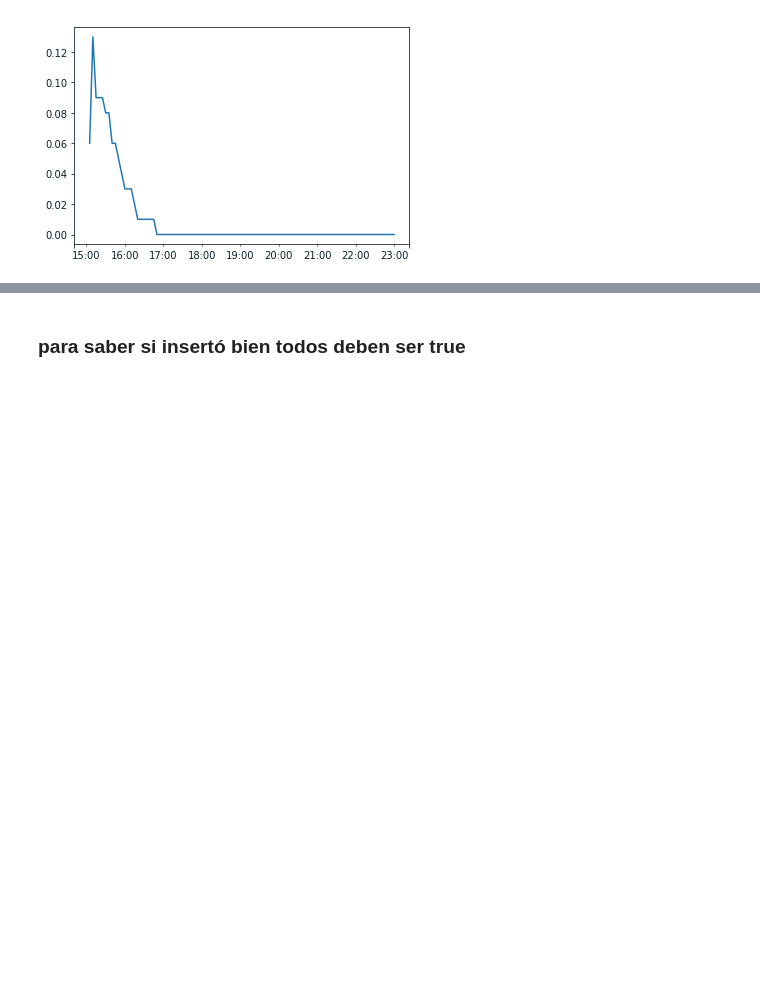
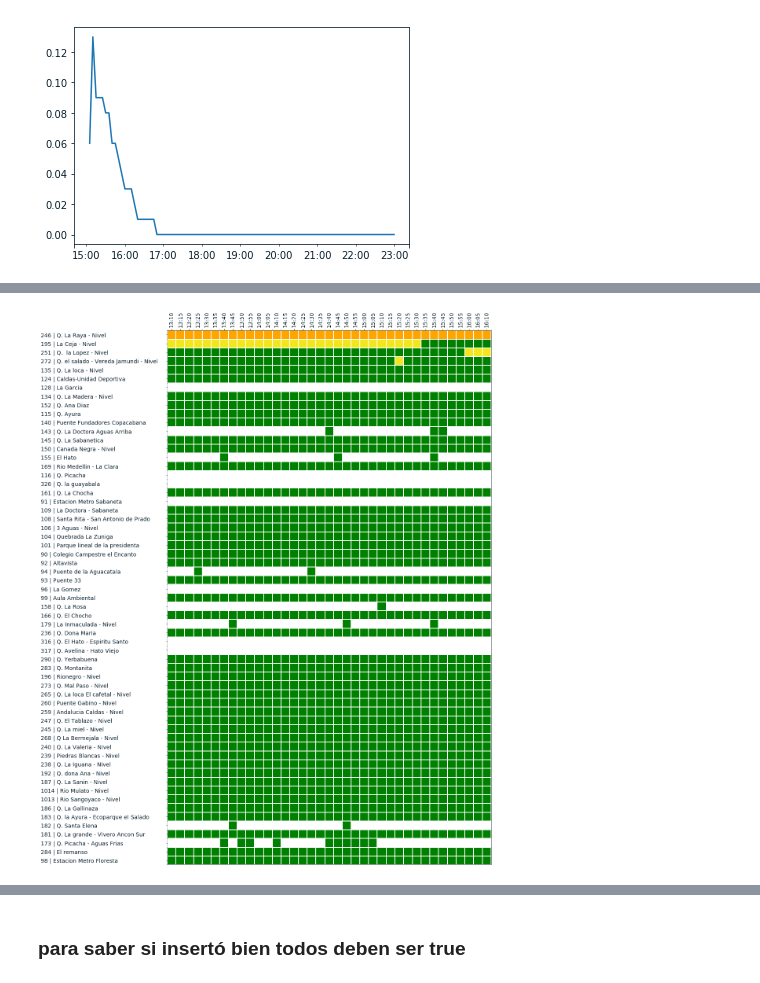
Before and after one commit to vanesalo10/CPR, a Jupyter notebook: migration/test.ipynb, the cells around one changed output, grey strips where cells are left out. Drawn from its saved outputs; the diff is of its cells as text; code cells hidden in the pictures; blank space fills up the shorter version.

```diff
--- a/migration/test.ipynb
+++ b/migration/test.ipynb
@@ -106,3 +88,7 @@ Freq: T, Name: NI, Length: 481, dtype: float64
+# %%
+self.reporte_nivel()
+# %% [output]
+[figure, added]
 # %%
 import datetime
 end = datetime.datetime.now()
```
Also changed, not shown: parts of 10 cells of this notebook, 1 other file.
